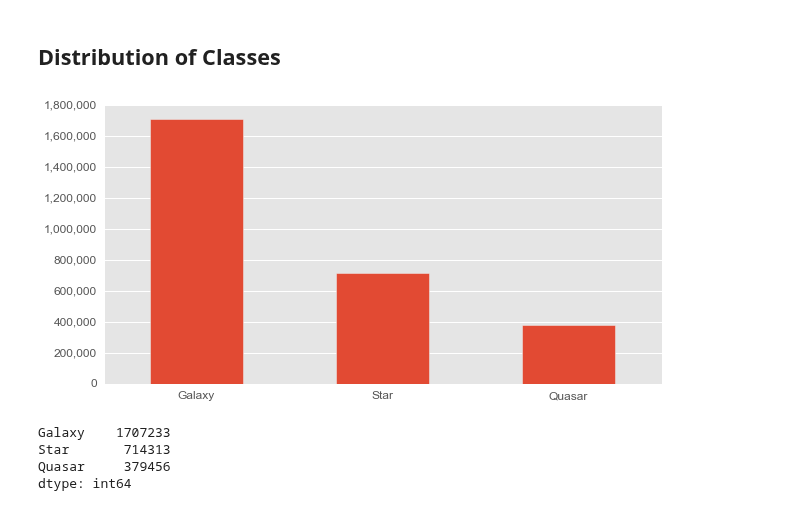
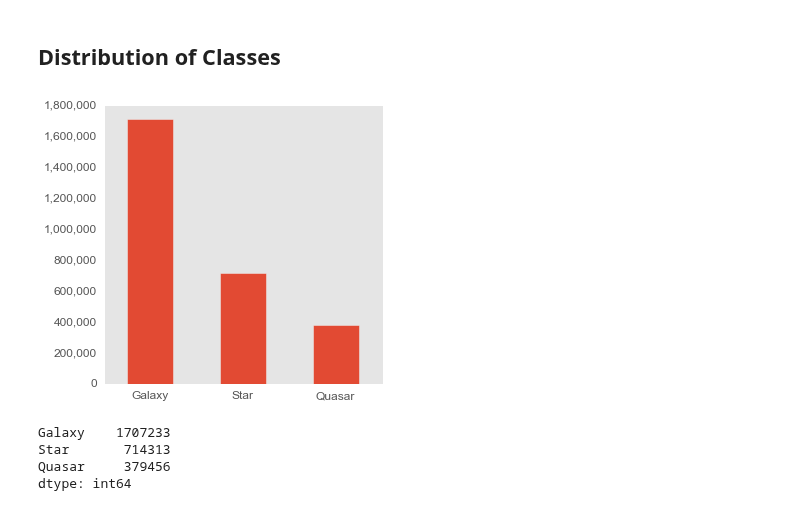
Before and after one commit to chengsoonong/mclass-sky, a Jupyter notebook: projects/alasdair/notebooks/02_exploratory_analysis.ipynb, the cells around one changed output. Cells and saved outputs as stored; diff of their text form; code cells hidden in the pictures.

```diff
--- a/projects/alasdair/notebooks/02_exploratory_analysis.ipynb
+++ b/projects/alasdair/notebooks/02_exploratory_analysis.ipynb
@@ -20,11 +20,12 @@ fig_dir = '../thesis/figures/'
 # %% [markdown]
 ## Distribution of Classes
 # %%
-fig = plt.figure(figsize=(10, 5))
+fig = plt.figure(figsize=(5, 5))
 ax = plot_class_distribution(sdss['class'])
+ax.grid(False)
 fig.savefig(fig_dir + 'bar_training_class_distribution.pdf', bbox_inches='tight')
 # %% [output]
-[figure, old version]
+[figure, new version]
 # %%
 sdss['class'].value_counts()
 # %% [output]
```
Also changed, not shown: 10 other files.
